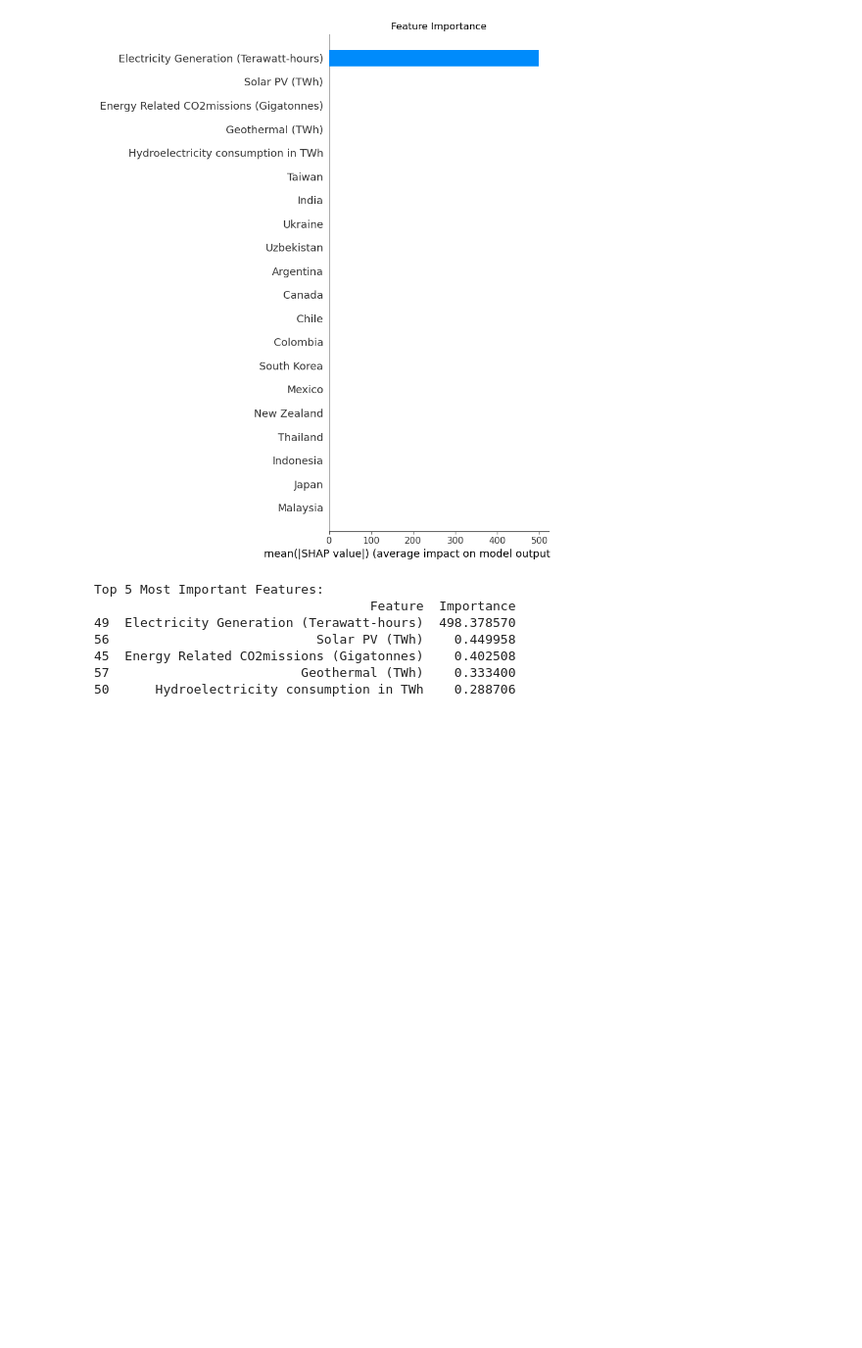
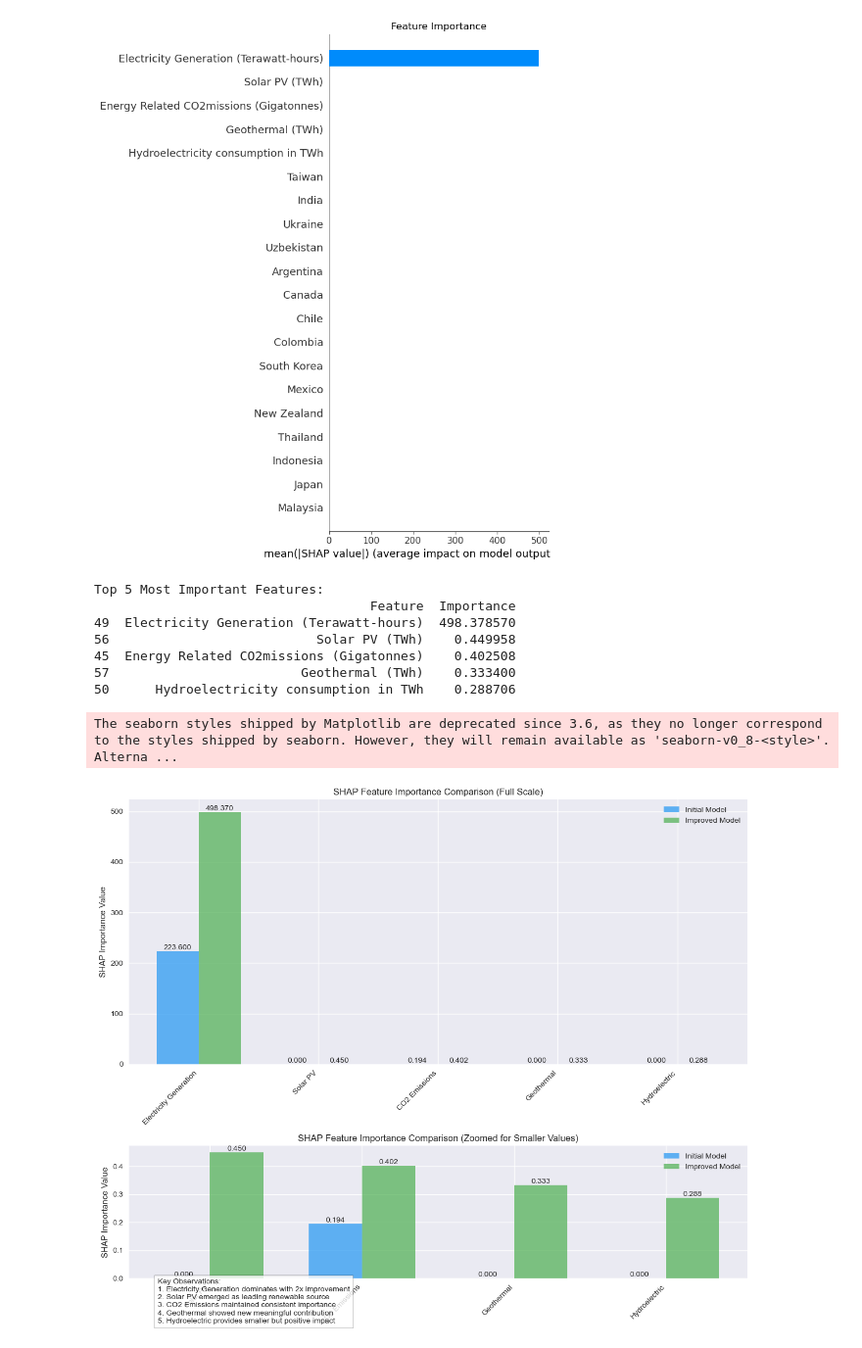
Before and after one commit to lassya2507/eco-resource-optimization, a Jupyter notebook: main.ipynb, the cells around one changed output. Shown at 98% size. Cells and saved outputs as stored; diff of their text form; code cells hidden in the pictures; blank space fills up the shorter version.

Commit message:
plotting updates

```diff
--- a/main.ipynb
+++ b/main.ipynb
@@ -533,3 +533,80 @@ fig.show()
 
 # If you want to save the plot as HTML for interactive viewing later
 fig.write_html("shap_comparison_interactive.html")
+# %%
+# Data preparation
+features = ['Electricity Generation', 'Solar PV', 'CO2 Emissions', 'Geothermal', 'Hydroelectric']
+initial_values = [223.6, 0, 0.194, 0, 0]
+improved_values = [498.37, 0.450, 0.402, 0.333, 0.288]
+
+# Set up the plot style
+plt.style.use('seaborn')
+fig, (ax1, ax2) = plt.subplots(2, 1, figsize=(12, 10), height_ratios=[2, 1])
+
+# Create color palette
+colors = ['#4CAF50', '#2196F3']
+
+# Main plot (full scale)
+x = np.arange(len(features))
+width = 0.35
+
+ax1.bar(x - width/2, initial_values, width, label='Initial Model', color=colors[1], alpha=0.7)
+ax1.bar(x + width/2, improved_values, width, label='Improved Model', color=colors[0], alpha=0.7)
+
+ax1.set_ylabel('SHAP Importance Value')
+ax1.set_title('SHAP Feature Importance Comparison (Full Scale)')
+ax1.set_xticks(x)
+ax1.set_xticklabels(features, rotation=45, ha='right')
+ax1.legend()
+
+# Add value labels on the bars
+for i in range(len(features)):
+    ax1.text(i - width/2, initial_values[i], f'{initial_values[i]:.3f}',
+             ha='center', va='bottom')
+    ax1.text(i + width/2, improved_values[i], f'{improved_values[i]:.3f}',
+             ha='center', va='bottom')
+
+# Secondary plot (zoomed in for smaller values)
+# Exclude Electricity Generation for better visibility of smaller values
+features_zoom = features[1:]
+initial_values_zoom = initial_values[1:]
+improved_values_zoom = improved_values[1:]
+
+x_zoom = np.arange(len(features_zoom))
+
+ax2.bar(x_zoom - width/2, initial_values_zoom, width, label='Initial Model', color=colors[1], alpha=0.7)
+ax2.bar(x_zoom + width/2, improved_values_zoom, width, label='Improved Model', color=colors[0], alpha=0.7)
+
+ax2.set_ylabel('SHAP Importance Value')
+ax2.set_title('SHAP Feature Importance Comparison (Zoomed for Smaller Values)')
+ax2.set_xticks(x_zoom)
+ax2.set_xticklabels(features_zoom, rotation=45, ha='right')
+ax2.legend()
+
+# Add value labels on the zoomed bars
+for i in range(len(features_zoom)):
+    ax2.text(i - width/2, initial_values_zoom[i], f'{initial_values_zoom[i]:.3f}',
+             ha='center', va='bottom')
+    ax2.text(i + width/2, improved_values_zoom[i], f'{improved_values_zoom[i]:.3f}',
+             ha='center', va='bottom')
+
+# Adjust layout and display
+plt.tight_layout()
+
+# Add descriptions as text box
+desc_text = (
+    "Key Observations:\n"
+    "1. Electricity Generation dominates with 2x improvement\n"
+    "2. Solar PV emerged as leading renewable source\n"
+    "3. CO2 Emissions maintained consistent importance\n"
+    "4. Geothermal showed new meaningful contribution\n"
+    "5. Hydroelectric provides smaller but positive impact"
+)
+
+fig.text(0.1, 0.02, desc_text, fontsize=10, bbox=dict(facecolor='white', alpha=0.8))
+
+# Show plot
+plt.show()
+# %% [output]
+The seaborn styles shipped by Matplotlib are deprecated since 3.6, as they no longer correspond to the styles shipped by seaborn. However, they will remain available as 'seaborn-v0_8-<style>'. Alterna ...
+[figure, added]
```
